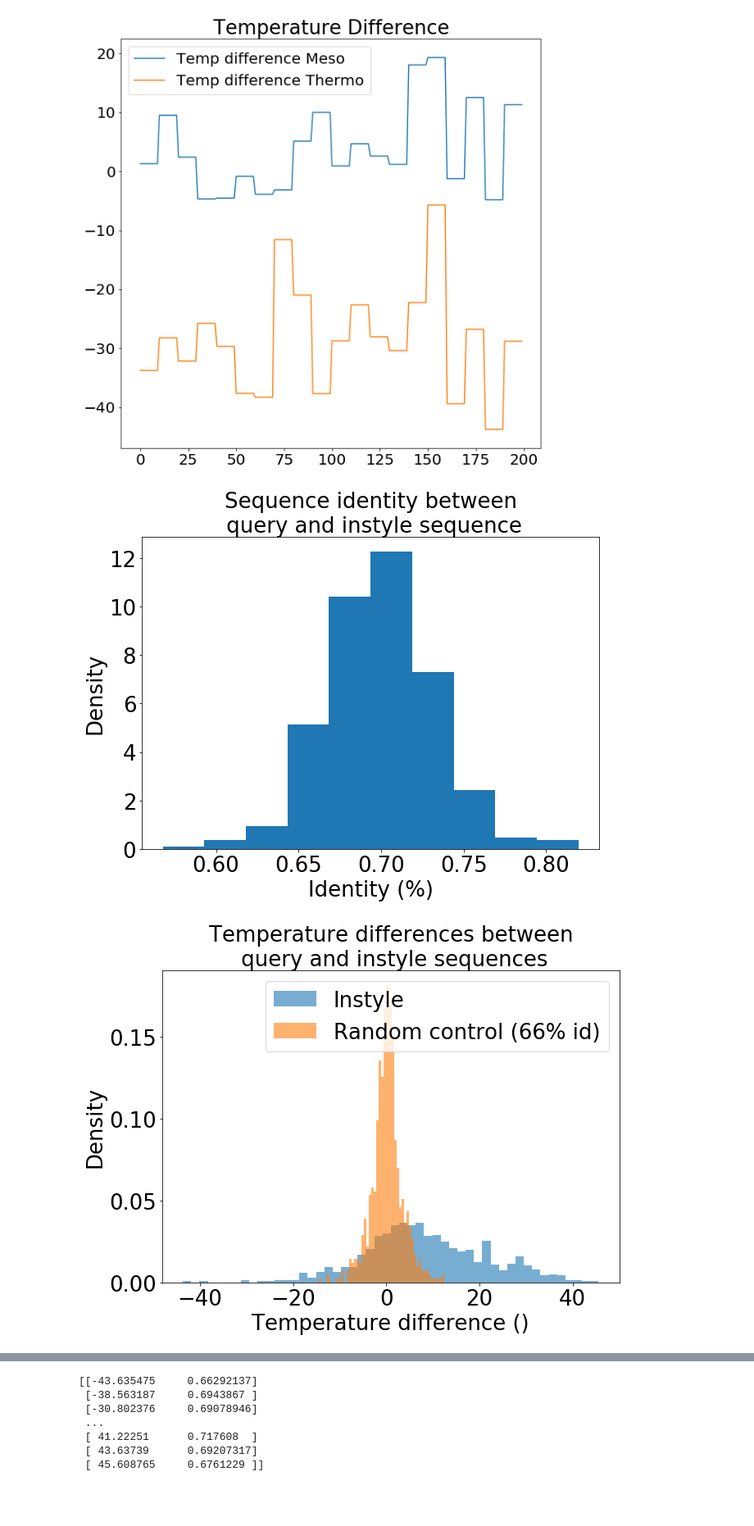
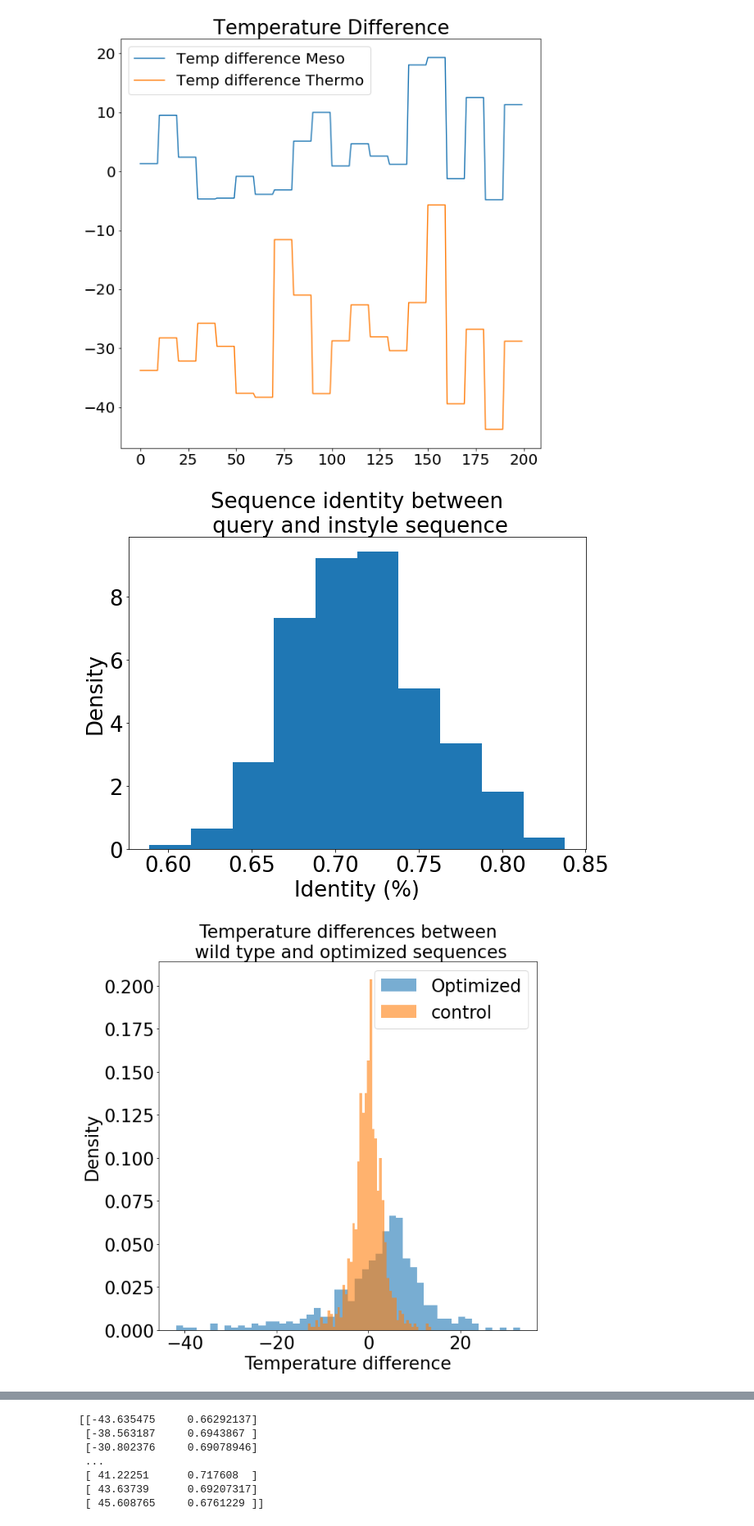
Before and after one commit to Umbriona/cycle_gan, a Jupyter notebook: scripts/Untitled.ipynb, the cells around one changed output, grey strips where cells are left out. Shown: that part at 82% size. Cells and saved outputs as stored; diff of their text form; code cells hidden in the pictures; blank space fills up the shorter version.

```diff
--- a/scripts/Untitled.ipynb
+++ b/scripts/Untitled.ipynb
@@ -320,10 +320,10 @@ with open(config, 'r') as file_descriptor:
 data = load_data(config['Data'])
 
 # Callbacks
-cb = callbacks.PCAPlot(data['thermo_train'].as_numpy_iterator(), data['meso_train'].as_numpy_iterator(), data['n_thermo_train'], data['n_meso_train'], logdir=os.path.join(config['Log']['base_dir'],time,'img'))
+#cb = callbacks.PCAPlot(data['thermo_train'].as_numpy_iterator(), data['meso_train'].as_numpy_iterator(), data['n_thermo_train'], data['n_meso_train'], logdir=os.path.join(config['Log']['base_dir'],time,'img'))
 
 # Initiate model
-model = CycleGan(config, callbacks = cb)
+model = CycleGan(config)#, callbacks = cb)
 
 loss_obj  = load_losses(config['CycleGan']['Losses'])
 optimizers = load_optimizers(config['CycleGan']['Optimizers'])
@@ -442,6 +426,6 @@ print(conc_temp)
 # %%
-batches_x = data['meso_val'].shuffle(buffer_size = 40000).batch(config['CycleGan']['batch_size'], drop_remainder=True)
-batches_y = data['thermo_val'].shuffle(buffer_size = 40000).batch(config['CycleGan']['batch_size'], drop_remainder=True)
+batches_x = data['meso_val'].shuffle(buffer_size = 40000).batch(config['CycleGan']['batch_size'], drop_remainder=False)
+batches_y = data['thermo_val'].shuffle(buffer_size = 40000).batch(config['CycleGan']['batch_size'], drop_remainder=False)
 
 mutation_prob_matrix = np.zeros([21,21])
 concerved_prob_matrix = np.zeros([21,21])
@@ -598,7 +591,7 @@ for step, batch_data in enumerate(zip(batches_x,batches_y)):
     #W_y = tf.cast(W_y, dtype=tf.int64)
     # Fake data
     X_int = tf.math.argmax(X_bin, axis=-1)
-    fake_y, _ = model.G(X_bin, training=True)
+    fake_y, _ = model.G(X_bin, training=False)
     fake_y_int = tf.math.argmax(fake_y, axis= -1)
     fake_y_onehot = tf.one_hot(fake_y_int, 21)
 
@@ -640,18 +633,19 @@ plt.xlabel("Identity (%)")
 plt.ylabel("Density")
 plt.show()
 # %% [output]
-[figure, old version]
+[figure, new version]
 # %%
-plt.figure(figsize=[10,7])
-plt.hist(temp_diff_id_diff[1:,0], bins = 50, density = True, alpha = 0.6)
+plt.figure(figsize=[10,10])
+plt.hist(temp_diff_id_diff[temp_diff_id_diff[:,1]>0.71][1:,0], bins = 50, density = True, alpha = 0.6)
 plt.hist(temp_diff_random[1:], bins = 50, density = True, alpha= 0.6)
-plt.legend(["Instyle", "Random control (66% id)"])
-plt.xlabel("Temperature difference ()")
+plt.legend(["Optimized", "control"])
+plt.xlabel("Temperature difference")
 plt.ylabel("Density")
-plt.title("Temperature differences between\n query and instyle sequences")
+plt.title("Temperature differences between\n wild type and optimized sequences")
+plt.savefig("Temp_dif_model_2.png")
 plt.show()
 # %% [output]
-[figure, old version]
+[figure, new version]
 # %%
 n_splits = 5
 clean_TempId_diff = temp_diff_id_diff[1:,:] # stripp the leading zeros
```
Also changed, not shown: parts of 6 cells of this notebook, 7 other files.
